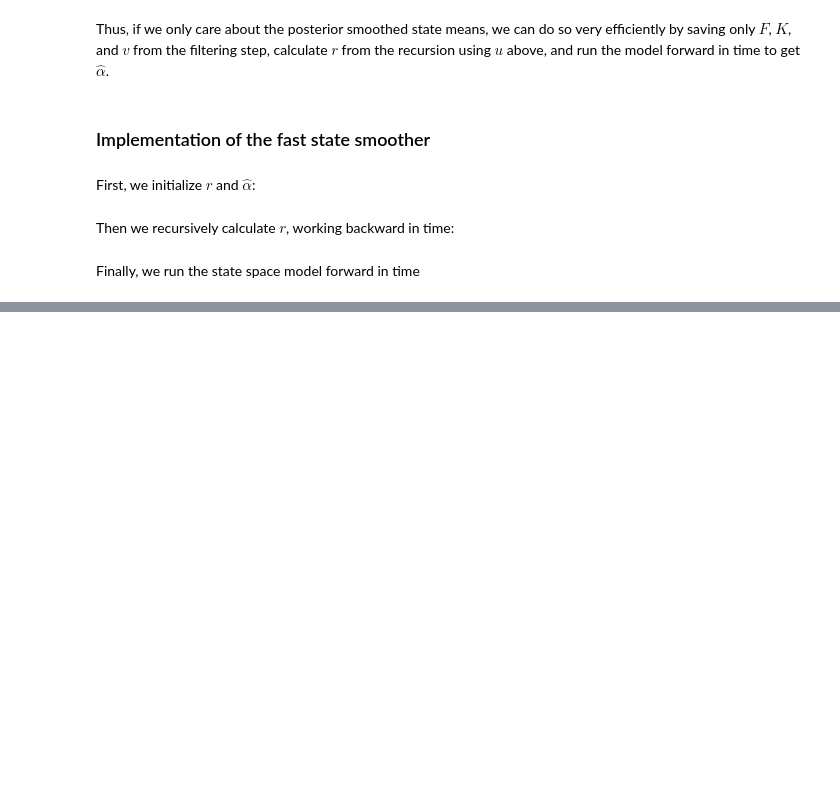
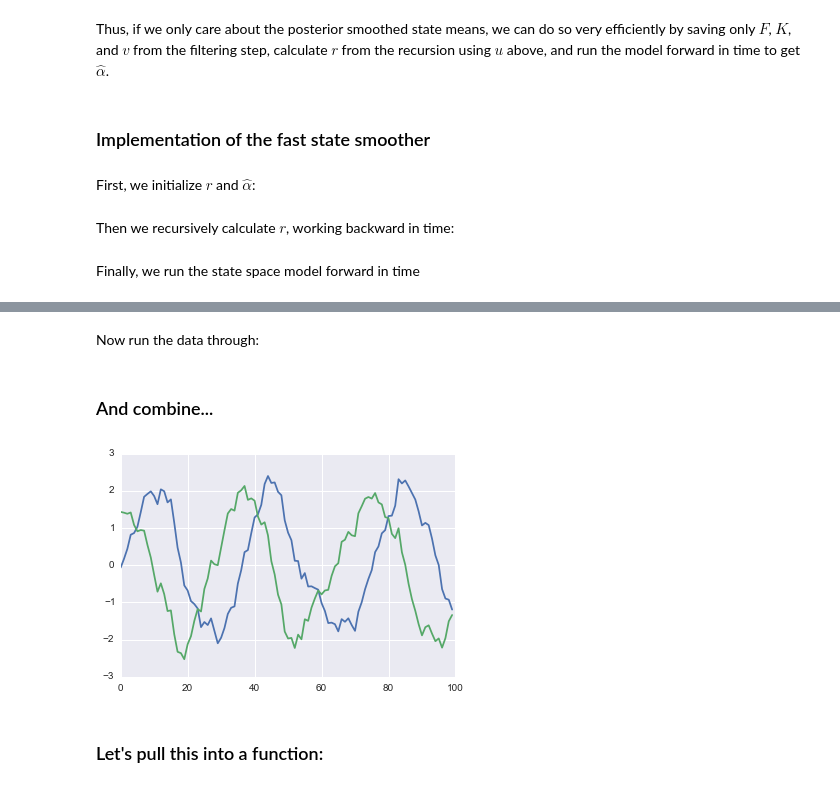
Before and after one commit to jmxpearson/laf, a Jupyter notebook: kalman_integration_tests.ipynb, the cells around one changed output, grey strips where cells are left out. Cells and saved outputs as stored; diff of their text form; code cells hidden in the pictures; blank space fills up the shorter version.

Commit message:
added simulation smoother (posterior draws)

```diff
--- a/kalman_integration_tests.ipynb
+++ b/kalman_integration_tests.ipynb
@@ -251,0 +326,50 @@ pass
+# %%
+def fast_state_smoother(v, K, Finv, a_init, P_init, Z, T, Q, R):
+    """
+    Runs an efficient smoothing algorithm to get posterior mean of state vector.
+    """
+    # infer dimensions
+    Ny, Np = v.shape
+    Nm = K.shape[1]
+
+    # preallocate
+    r = np.empty((Ny, Nm))
+    r[-1] = 0
+    alpha = np.empty((Ny, Nm))
+
+    # calculate r
+    for t in xrange(Ny - 1, -1, -1):
+        u = Finv[t].dot(v[t]) - K[t].T.dot(r[t])
+        thisr = Z.T.dot(u) + T.T.dot(r[t])
+        if t > 0:
+            r[t - 1] = thisr
+        else:
+            r_init = thisr
+
+    # run model forward
+    alpha[0] = a_init + P_init.dot(r_init)
+    RQR = R.dot(Q).dot(R.T)
+
+    for t in xrange(0, Ny - 1):
+        alpha[t + 1] = T.dot(alpha[t]) + RQR.dot(r[t])
+
+    return alpha
+# %% [markdown]
+Now run the data through:
+# %%
+vv, KK, FFinv = kalman_filter(y, a_init, P_init, Z, H, T, R, Q)
+alpha_hat = fast_state_smoother(vv, KK, FFinv, a_init, P_init, Z, T, Q, R)
+# %%
+vv, KK, FFinv = kalman_filter(y_plus, a_init, P_init, Z, H, T, R, Q)
+alpha_hat_plus = fast_state_smoother(vv, KK, FFinv, a_init, P_init, Z, T, Q, R)
+# %% [markdown]
+### And combine...
+# %%
+alpha_draw = alpha_plus - alpha_hat_plus + alpha_hat
+# %%
+plt.plot(alpha_draw)
+pass
+# %% [output]
+[figure, added]
+# %% [markdown]
+### Let's pull this into a function:
```
Also changed, not shown: parts of 24 cells of this notebook.
